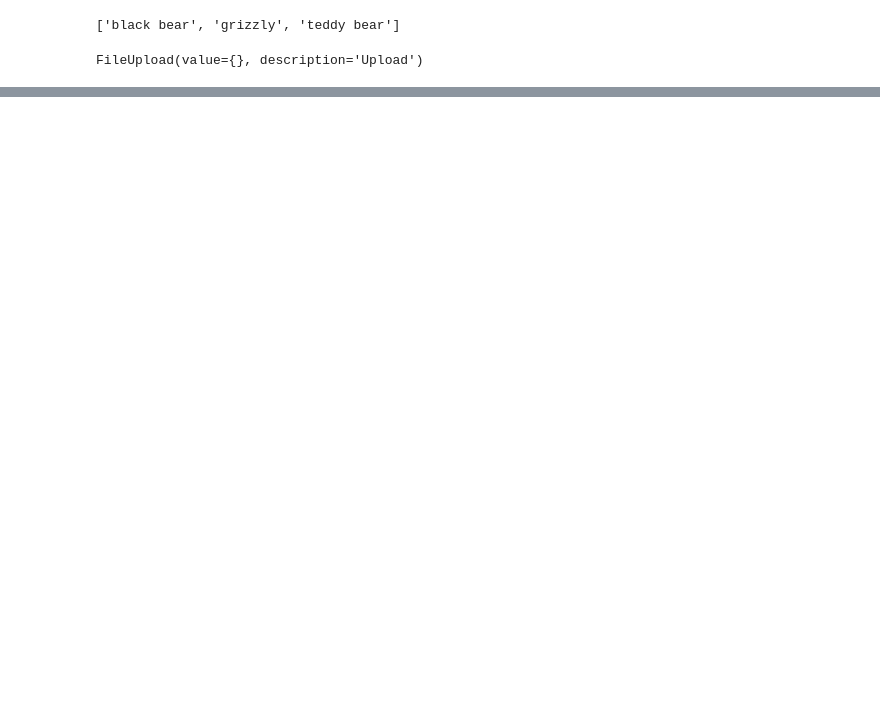
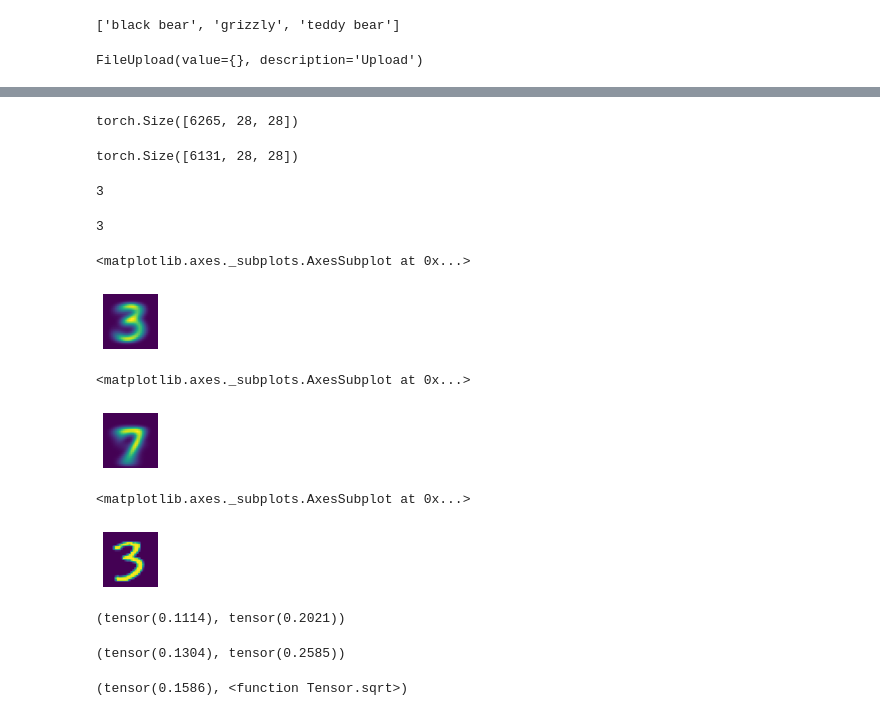
Before and after one commit to Reptilefury/coursera-machine-learning, a Jupyter notebook: FastAi.ipynb, the cells around one changed output, grey strips where cells are left out. Saved outputs shown, nothing was run; the diff lists cells and outputs as text; code cells hidden in the pictures; blank space fills up the shorter version.

```diff
--- a/FastAi.ipynb
+++ b/FastAi.ipynb
@@ -495,0 +487,2 @@ Error loading server extension voila
+# %%
+three_tensor = [tensor(Image.open(o)) for o in threes]
@@ -495,0 +493,2 @@ Error loading server extension voila
+# %%
+show_image = three_tensor[1]
@@ -495,0 +511,25 @@ Error loading server extension voila
+# %%
+stack_threes = torch.stack(three_tensor).float()/255
+# %%
+stack_sevens.shape
+# %% [output]
+torch.Size([6265, 28, 28])
+# %%
+stack_threes.shape
+# %% [output]
+torch.Size([6131, 28, 28])
+# %%
+len(stack_threes.shape)
+# %% [output]
+3
+# %%
+stack_threes.ndim
+# %% [output]
+3
+# %%
+mean3 = stack_threes.mean(0)
+# %%
+show_image(mean3)
+# %% [output]
+<matplotlib.axes._subplots.AxesSubplot at 0x...>
+[figure, added]
@@ -495,0 +538,5 @@ Error loading server extension voila
+# %%
+show_image(mean7)
+# %% [output]
+<matplotlib.axes._subplots.AxesSubplot at 0x...>
+[figure, added]
@@ -495,0 +545,11 @@ Error loading server extension voila
+# %%
+show_image(a_3)
+# %% [output]
+<matplotlib.axes._subplots.AxesSubplot at 0x...>
+[figure, added]
+# %%
+dist_3_abs=(a_3 - mean3).abs().mean()
+dist_3_sqrt = ((a_3 - mean3)**2).mean().sqrt()
+dist_3_abs, dist_3_sqrt
+# %% [output]
+(tensor(0.1114), tensor(0.2021))
@@ -495,0 +558,10 @@ Error loading server extension voila
+# %%
+dist_7_abs = (a_7 - mean7).abs().mean()
+dist_7_sqrt = ((a_7 - mean7)**2).mean().sqrt()
+dist_7_abs, dist_7_sqrt
+# %% [output]
+(tensor(0.1304), tensor(0.2585))
+# %%
+F.l1_loss(a_3.float(),mean7), F.mse_loss(a_3, mean7).sqrt
+# %% [output]
+(tensor(0.1586), <function Tensor.sqrt>)
```
Also changed, not shown: parts of 68 cells of this notebook.
